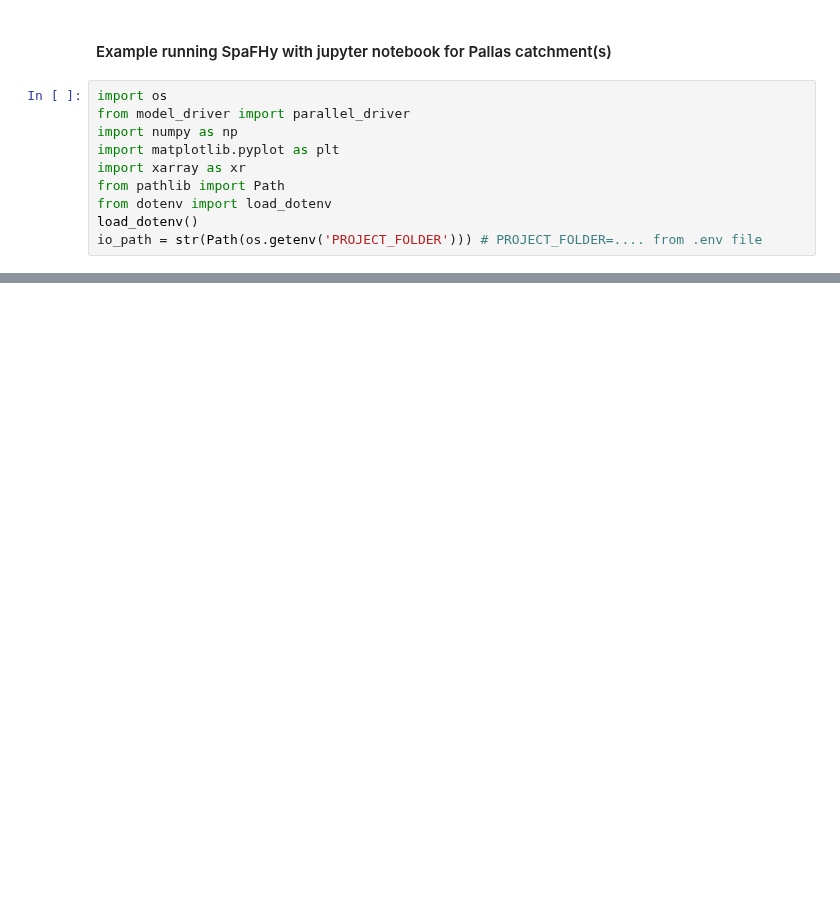
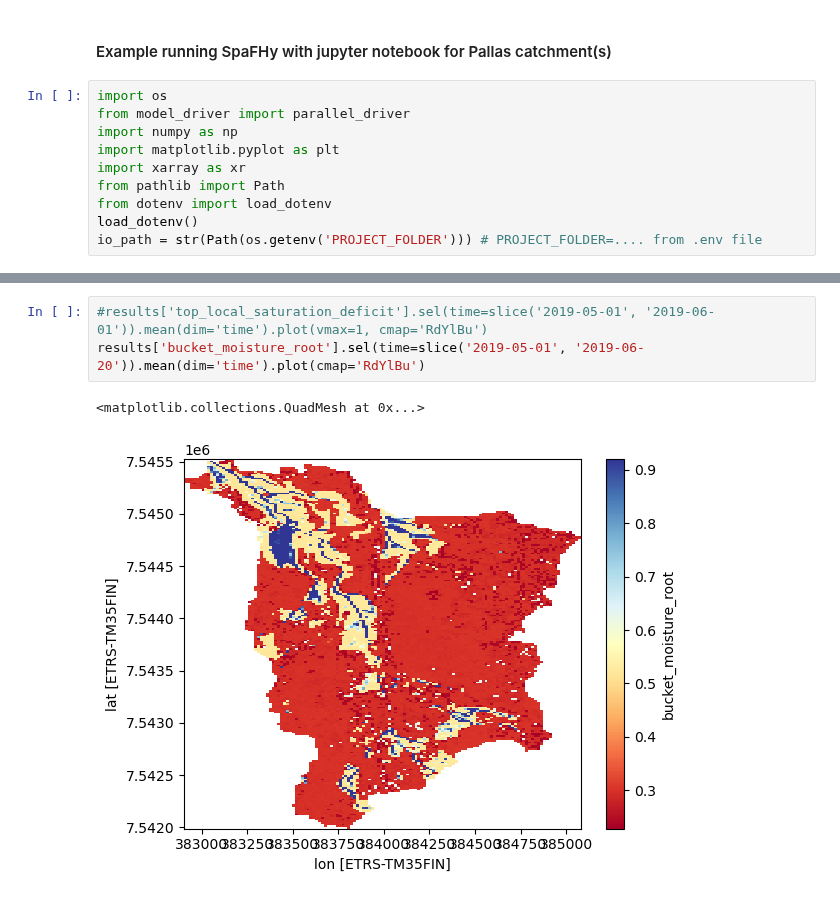
Before and after one commit to LukeEcomod/SpaFHy_v2.0, a Jupyter notebook: run_example.ipynb, the cells around one changed output, grey strips where cells are left out. Saved outputs shown, nothing was run; the diff lists cells and outputs as text; blank space fills up the shorter version.

```diff
--- a/run_example.ipynb
+++ b/run_example.ipynb
@@ -134,0 +185,6 @@ plt.subplots_adjust(wspace=0.5, hspace=0.4)  # Adjust spacing between plots
+# %%
+#results['top_local_saturation_deficit'].sel(time=slice('2019-05-01', '2019-06-01')).mean(dim='time').plot(vmax=1, cmap='RdYlBu')
+results['bucket_moisture_root'].sel(time=slice('2019-05-01', '2019-06-20')).mean(dim='time').plot(cmap='RdYlBu')
+# %% [output]
+<matplotlib.collections.QuadMesh at 0x...>
+[figure, added]
```
Also changed, not shown: parts of 9 cells of this notebook, 4 other files.
